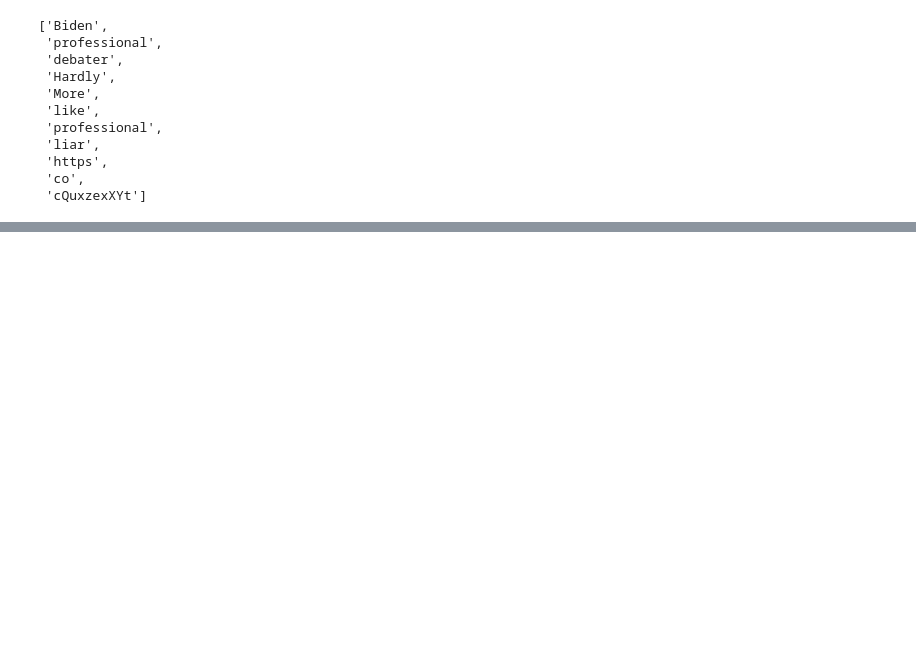
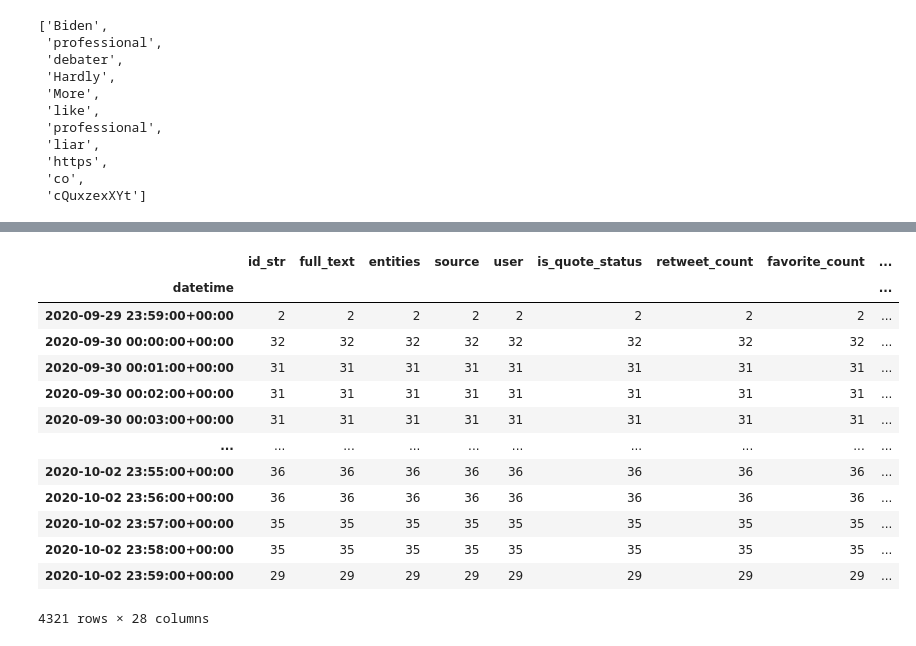
Before and after one commit to yuchild/galvanize_datathon2020, a Jupyter notebook: eda.ipynb, the cells around one changed output, grey strips where cells are left out. Cells and saved outputs as stored; diff of their text form; code cells hidden in the pictures; blank space fills up the shorter version.

```diff
--- a/eda.ipynb
+++ b/eda.ipynb
@@ -957,0 +1005,18 @@ full_text_filtered_word_dict_sorted[:20]
+# %%
+df_dt_min = df_dt.resample('1min').count()
+df_dt_min
+# %% [output]
+|  | id_str | full_text | entities | source | user | is_quote_status | retweet_count | favorite_count | ... |
+| datetime |  |  |  |  |  |  |  |  | ... |
+| 2020-09-29 23:59:00+00:00 | 2 | 2 | 2 | 2 | 2 | 2 | 2 | 2 | ... |
+| 2020-09-30 00:00:00+00:00 | 32 | 32 | 32 | 32 | 32 | 32 | 32 | 32 | ... |
+| 2020-09-30 00:01:00+00:00 | 31 | 31 | 31 | 31 | 31 | 31 | 31 | 31 | ... |
+| 2020-09-30 00:02:00+00:00 | 31 | 31 | 31 | 31 | 31 | 31 | 31 | 31 | ... |
+| 2020-09-30 00:03:00+00:00 | 31 | 31 | 31 | 31 | 31 | 31 | 31 | 31 | ... |
+| ... | ... | ... | ... | ... | ... | ... | ... | ... | ... |
+| 2020-10-02 23:55:00+00:00 | 36 | 36 | 36 | 36 | 36 | 36 | 36 | 36 | ... |
+| 2020-10-02 23:56:00+00:00 | 36 | 36 | 36 | 36 | 36 | 36 | 36 | 36 | ... |
+| 2020-10-02 23:57:00+00:00 | 35 | 35 | 35 | 35 | 35 | 35 | 35 | 35 | ... |
+| 2020-10-02 23:58:00+00:00 | 35 | 35 | 35 | 35 | 35 | 35 | 35 | 35 | ... |
+| 2020-10-02 23:59:00+00:00 | 29 | 29 | 29 | 29 | 29 | 29 | 29 | 29 | ... |
+4321 rows × 28 columns
```
Also changed, not shown: parts of 13 cells of this notebook.
